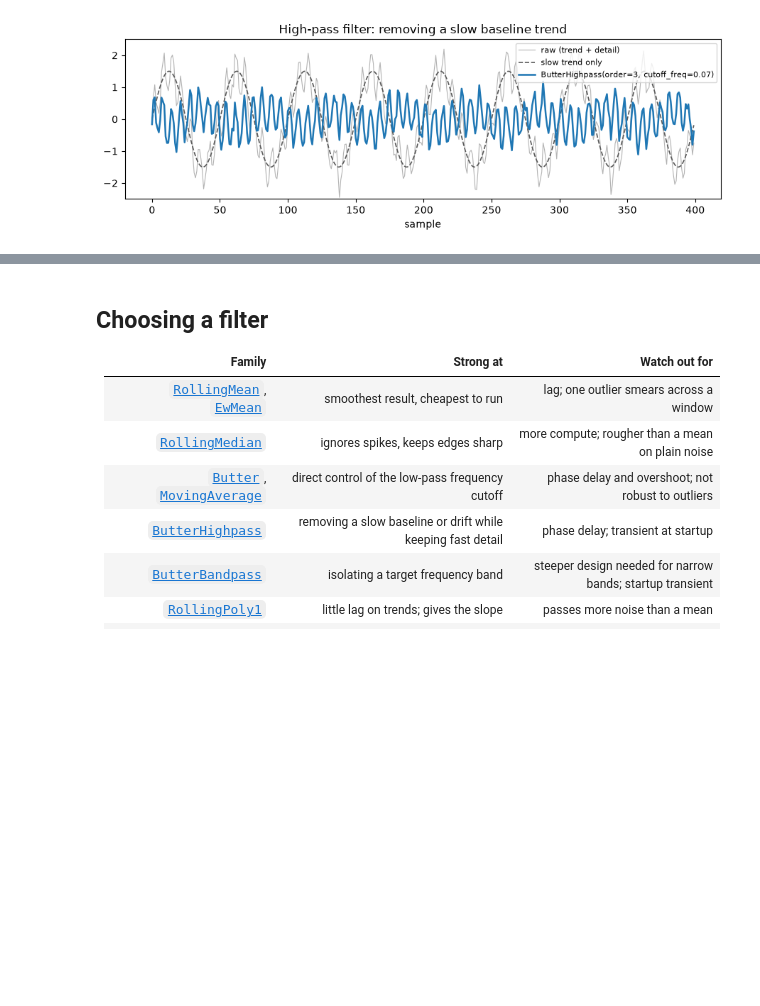
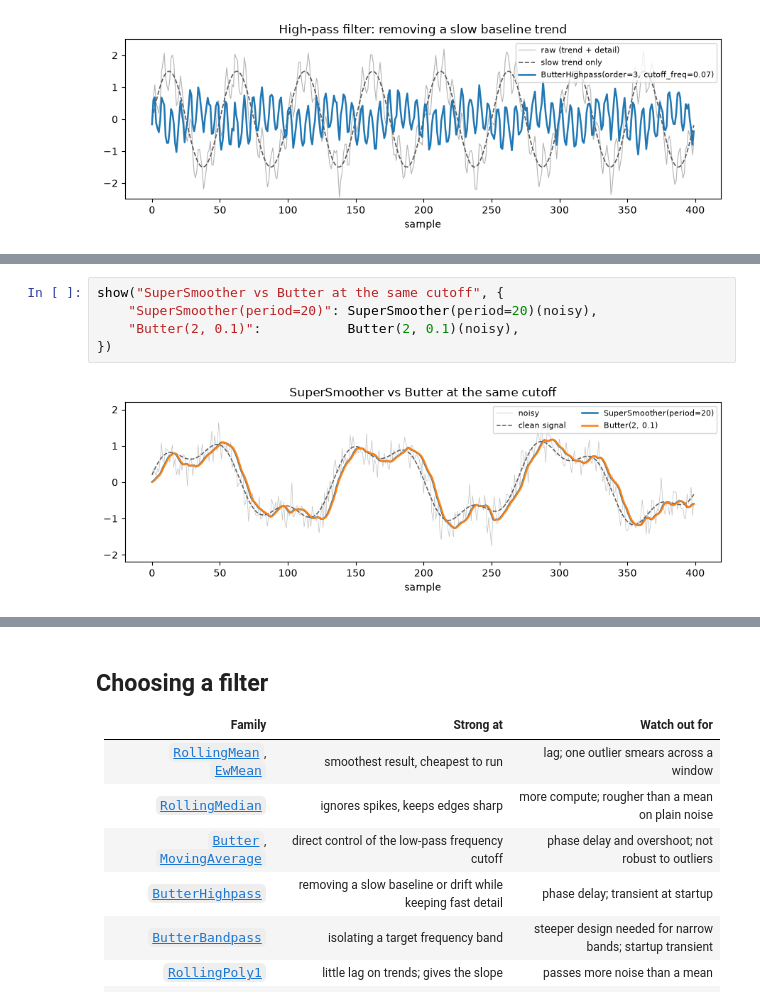
Before and after one commit to screamer-labs/screamer, a Jupyter notebook: docs/notebooks/04-signal-processing.ipynb, the cells around one changed output, grey strips where cells are left out. Cells and saved outputs as stored; diff of their text form; blank space fills up the shorter version.

```diff
--- a/docs/notebooks/04-signal-processing.ipynb
+++ b/docs/notebooks/04-signal-processing.ipynb
@@ -171,0 +179,7 @@ plt.tight_layout()
+# %%
+show("SuperSmoother vs Butter at the same cutoff", {
+    "SuperSmoother(period=20)": SuperSmoother(period=20)(noisy),
+    "Butter(2, 0.1)":           Butter(2, 0.1)(noisy),
+})
+# %% [output]
+[figure, added]
```
Also changed, not shown: parts of 6 cells of this notebook.
